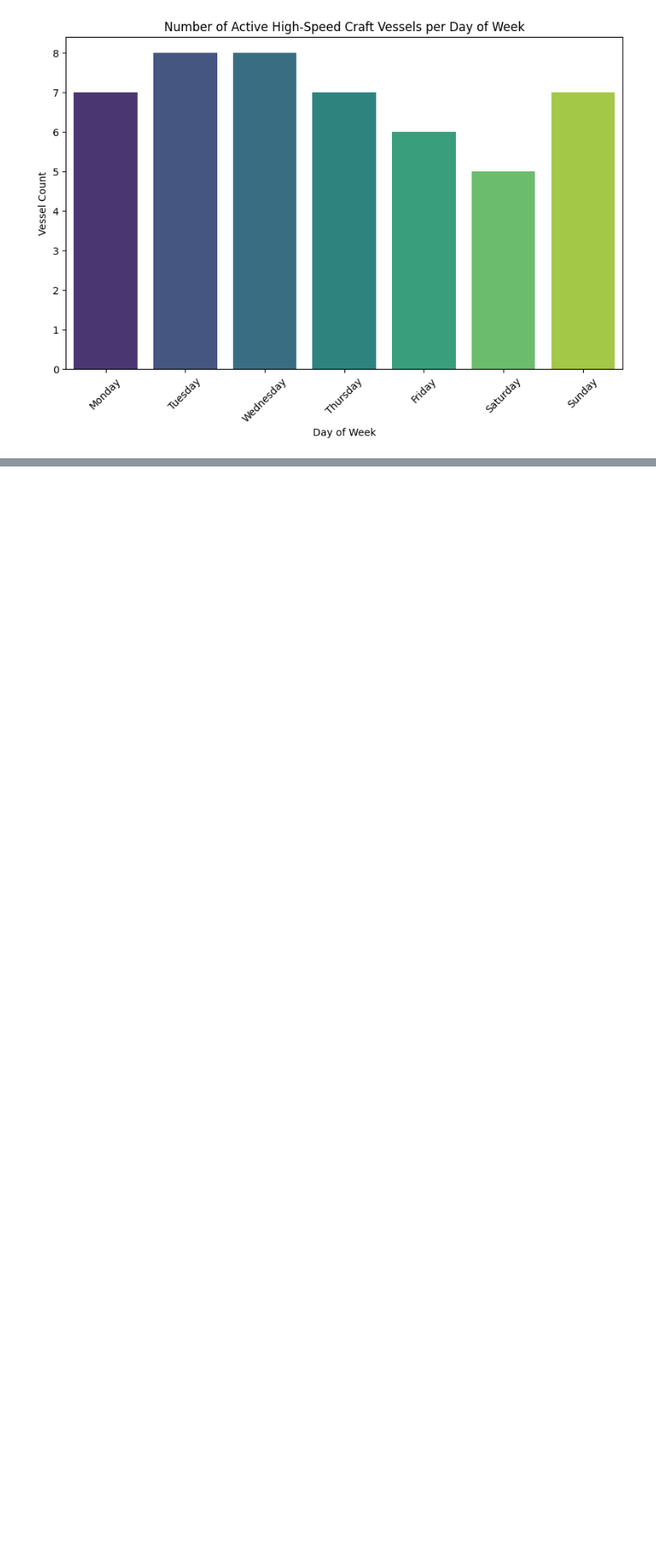
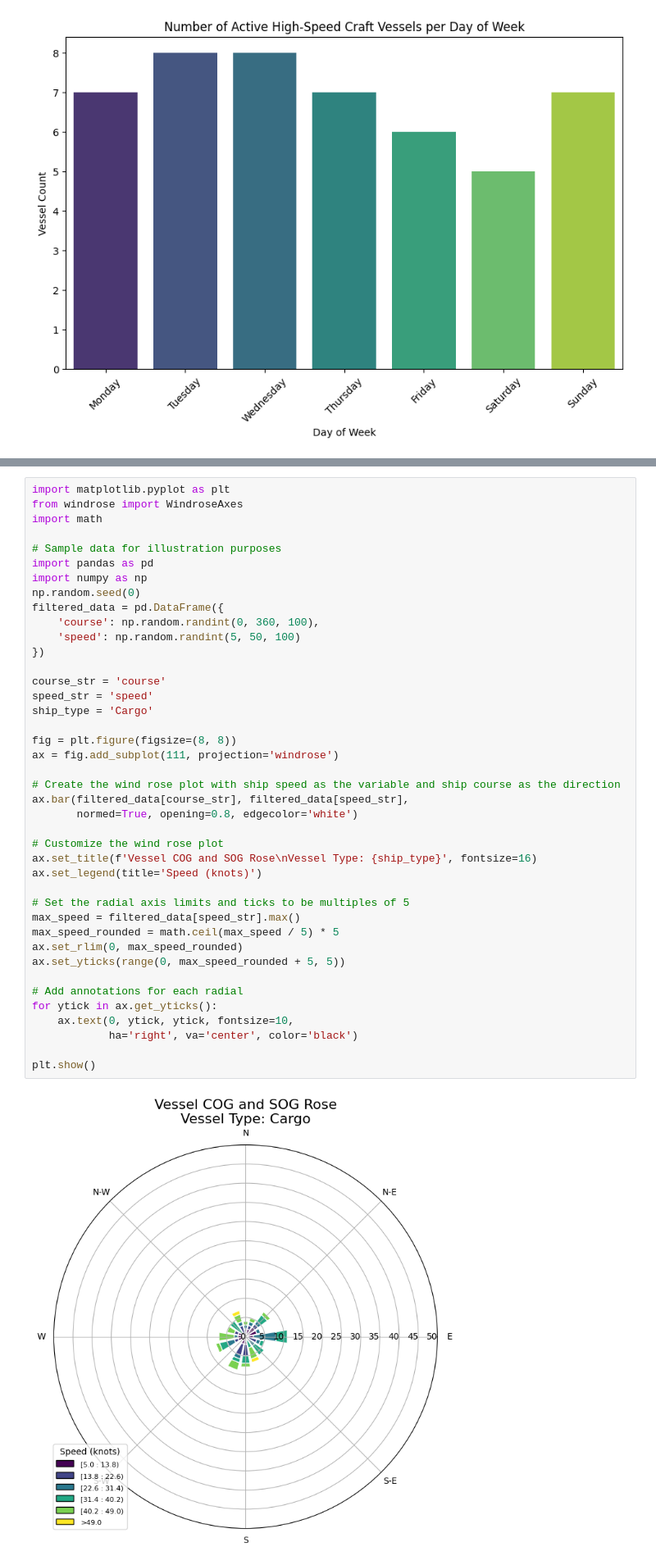
Before and after one commit to bakainusuke/Demo_Capstone, a Jupyter notebook: aaa.ipynb, the cells around one changed output, grey strips where cells are left out. Shown at 82% size. Drawn from its saved outputs; the diff is of its cells as text; blank space fills up the shorter version.

Commit message:
update speed

```diff
--- a/aaa.ipynb
+++ b/aaa.ipynb
@@ -341,0 +462,43 @@ Passing `palette` without assigning `hue` is deprecated and will be removed in v
+# %%
+import matplotlib.pyplot as plt
+from windrose import WindroseAxes
+import math
+
+# Sample data for illustration purposes
+import pandas as pd
+import numpy as np
+np.random.seed(0)
+filtered_data = pd.DataFrame({
+    'course': np.random.randint(0, 360, 100),
+    'speed': np.random.randint(5, 50, 100)
+})
+
+course_str = 'course'
+speed_str = 'speed'
+ship_type = 'Cargo'
+
+fig = plt.figure(figsize=(8, 8))
+ax = fig.add_subplot(111, projection='windrose')
+
+# Create the wind rose plot with ship speed as the variable and ship course as the direction
+ax.bar(filtered_data[course_str], filtered_data[speed_str],
+       normed=True, opening=0.8, edgecolor='white')
+
+# Customize the wind rose plot
+ax.set_title(f'Vessel COG and SOG Rose\nVessel Type: {ship_type}', fontsize=16)
+ax.set_legend(title='Speed (knots)')
+
+# Set the radial axis limits and ticks to be multiples of 5
+max_speed = filtered_data[speed_str].max()
+max_speed_rounded = math.ceil(max_speed / 5) * 5
+ax.set_rlim(0, max_speed_rounded)
+ax.set_yticks(range(0, max_speed_rounded + 5, 5))
+
+# Add annotations for each radial
+for ytick in ax.get_yticks():
+    ax.text(0, ytick, ytick, fontsize=10,
+            ha='right', va='center', color='black')
+
+plt.show()
+# %% [output]
+[figure, added]
```
Also changed, not shown: parts of 3 cells of this notebook, 1 other file.
